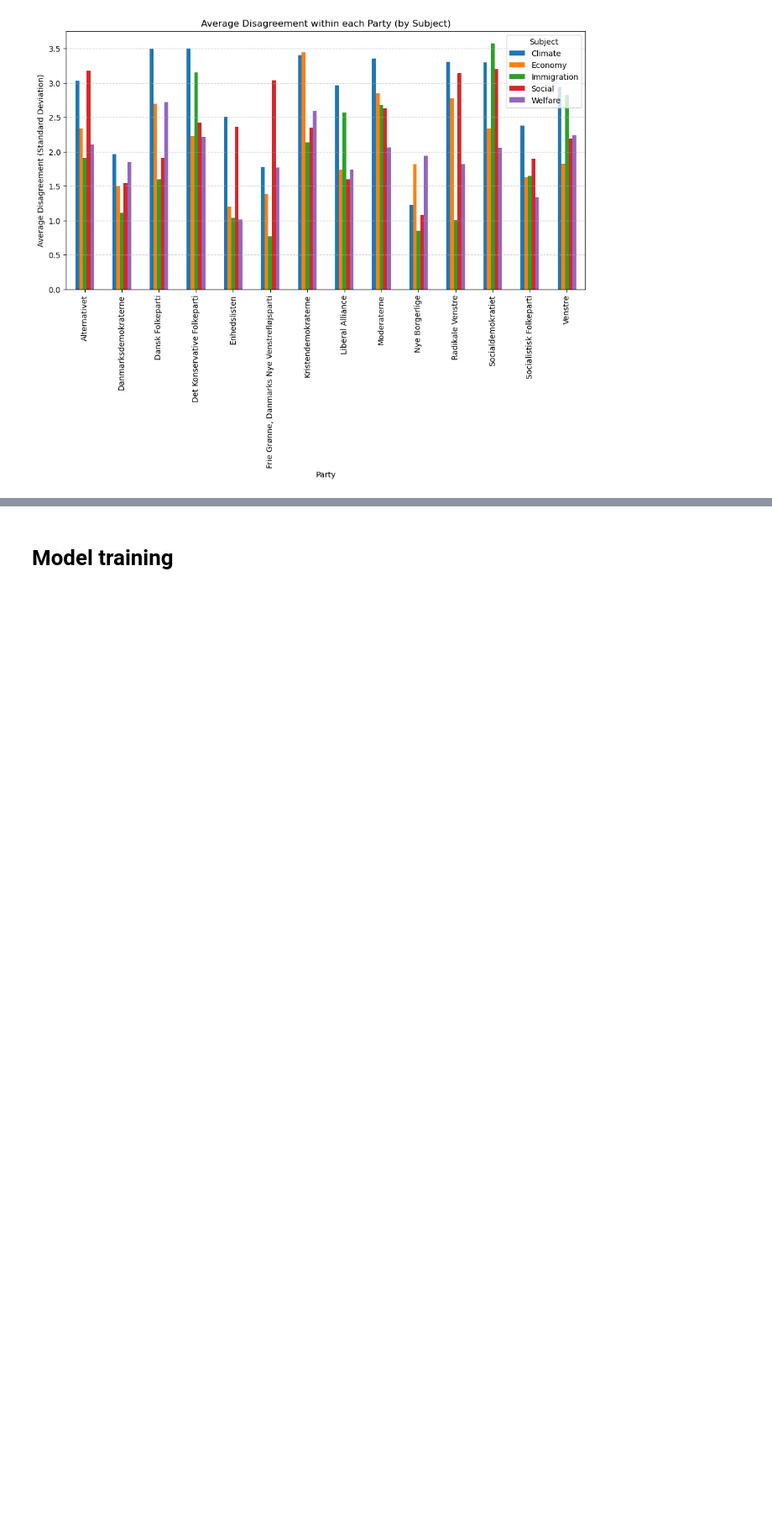
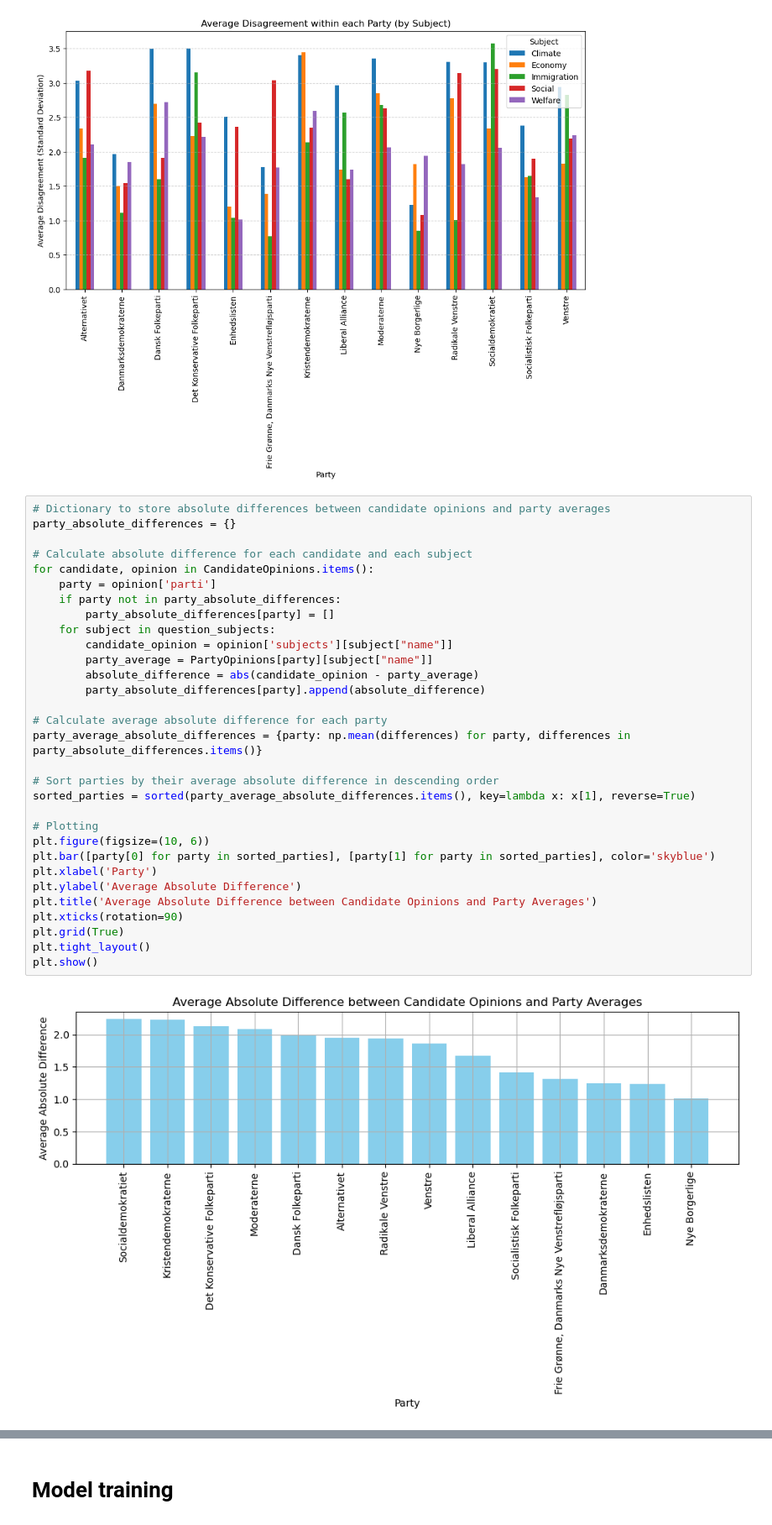
Before and after one commit to ReinhardtR/MAL1-assignment-2, a Jupyter notebook: Candidate Test 2022 I.ipynb, the cells around one changed output, grey strips where cells are left out. Shown at 84% size. Saved outputs shown, nothing was run; the diff lists cells and outputs as text; blank space fills up the shorter version.

Commit message:
Add one more plot and finish last exercise

```diff
--- a/Candidate Test 2022 I.ipynb
+++ b/Candidate Test 2022 I.ipynb
@@ -341,3 +341,36 @@ ax.set_title("Average Disagreement within each Party (by Subject)")
 ax.grid(axis="y", linestyle="--", alpha=0.7)  # Add horizontal grid lines
 # %% [output]
 [figure]
+# %%
+# Dictionary to store absolute differences between candidate opinions and party averages
+party_absolute_differences = {}
+
+# Calculate absolute difference for each candidate and each subject
+for candidate, opinion in CandidateOpinions.items():
+    party = opinion['parti']
+    if party not in party_absolute_differences:
+        party_absolute_differences[party] = []
+    for subject in question_subjects:
+        candidate_opinion = opinion['subjects'][subject["name"]]
+        party_average = PartyOpinions[party][subject["name"]]
+        absolute_difference = abs(candidate_opinion - party_average)
+        party_absolute_differences[party].append(absolute_difference)
+
+# Calculate average absolute difference for each party
+party_average_absolute_differences = {party: np.mean(differences) for party, differences in party_absolute_differences.items()}
+
+# Sort parties by their average absolute difference in descending order
+sorted_parties = sorted(party_average_absolute_differences.items(), key=lambda x: x[1], reverse=True)
+
+# Plotting
+plt.figure(figsize=(10, 6))
+plt.bar([party[0] for party in sorted_parties], [party[1] for party in sorted_parties], color='skyblue')
+plt.xlabel('Party')
+plt.ylabel('Average Absolute Difference')
+plt.title('Average Absolute Difference between Candidate Opinions and Party Averages')
+plt.xticks(rotation=90)
+plt.grid(True)
+plt.tight_layout()
+plt.show()
+# %% [output]
+[figure, added]
```
Also changed, not shown: parts of 4 cells of this notebook.
